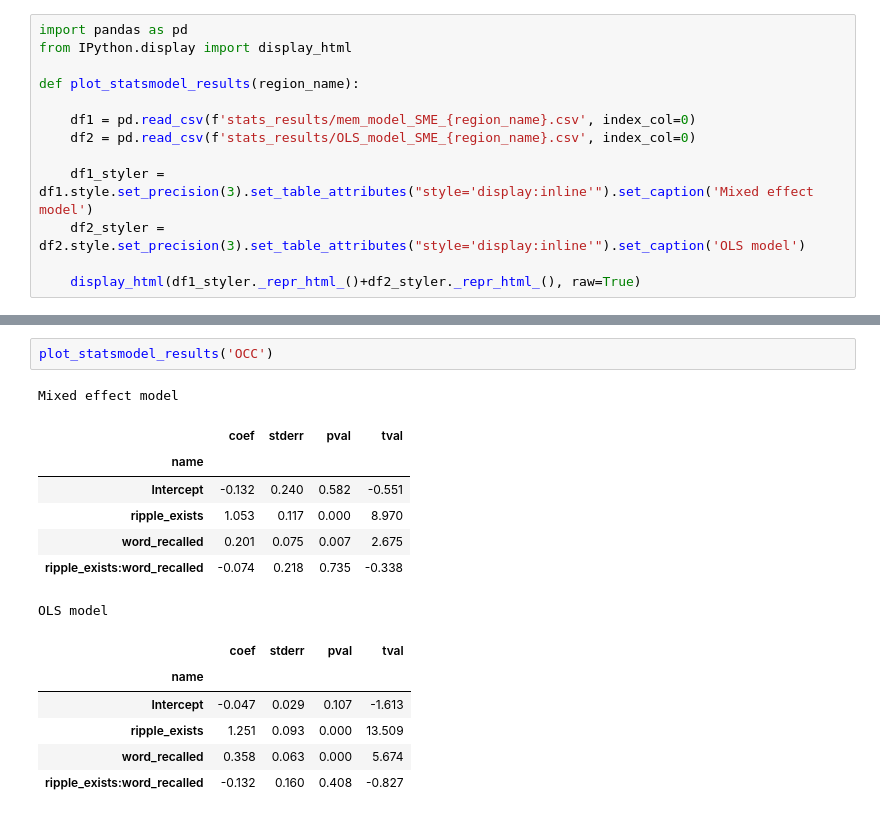
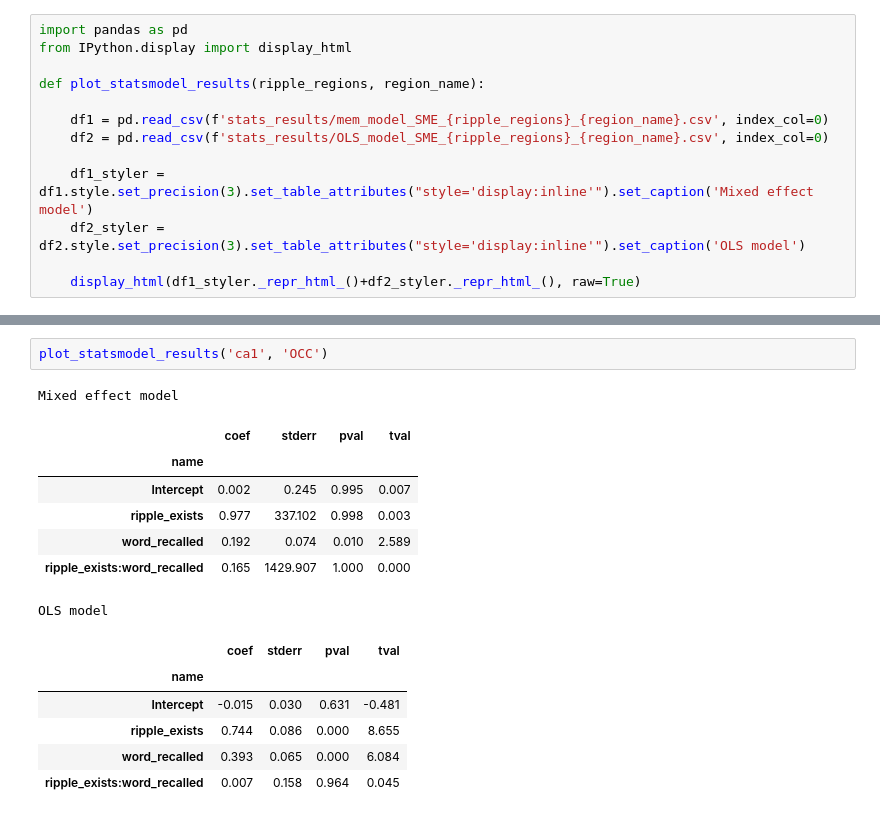
Before and after one commit to ebrahimfeghhi/ripple_memory, a Jupyter notebook: updates/HFA_ripple.ipynb, the cells around one changed output, grey strips where cells are left out. Drawn from its saved outputs; the diff is of its cells as text.

```diff
--- a/updates/HFA_ripple.ipynb
+++ b/updates/HFA_ripple.ipynb
@@ -2,10 +2,10 @@
 import pandas as pd
 from IPython.display import display_html
 
-def plot_statsmodel_results(region_name):
+def plot_statsmodel_results(ripple_regions, region_name):
 
-    df1 = pd.read_csv(f'stats_results/mem_model_SME_{region_name}.csv', index_col=0)
-    df2 = pd.read_csv(f'stats_results/OLS_model_SME_{region_name}.csv', index_col=0)
+    df1 = pd.read_csv(f'stats_results/mem_model_SME_{ripple_regions}_{region_name}.csv', index_col=0)
+    df2 = pd.read_csv(f'stats_results/OLS_model_SME_{ripple_regions}_{region_name}.csv', index_col=0)
 
     df1_styler = df1.style.set_precision(3).set_table_attributes("style='display:inline'").set_caption('Mixed effect model')
     df2_styler = df2.style.set_precision(3).set_table_attributes("style='display:inline'").set_caption('OLS model')
@@ -108,17 +174,17 @@ OLS model
 # %%
-plot_statsmodel_results('OCC')
+plot_statsmodel_results('ca1', 'OCC')
 # %% [output]
 Mixed effect model
 |  | coef | stderr | pval | tval |
 | name |  |  |  |  |
-| Intercept | -0.132 | 0.240 | 0.582 | -0.551 |
-| ripple_exists | 1.053 | 0.117 | 0.000 | 8.970 |
-| word_recalled | 0.201 | 0.075 | 0.007 | 2.675 |
-| ripple_exists:word_recalled | -0.074 | 0.218 | 0.735 | -0.338 |
+| Intercept | 0.002 | 0.245 | 0.995 | 0.007 |
+| ripple_exists | 0.977 | 337.102 | 0.998 | 0.003 |
+| word_recalled | 0.192 | 0.074 | 0.010 | 2.589 |
+| ripple_exists:word_recalled | 0.165 | 1429.907 | 1.000 | 0.000 |
 OLS model
 |  | coef | stderr | pval | tval |
 | name |  |  |  |  |
-| Intercept | -0.047 | 0.029 | 0.107 | -1.613 |
-| ripple_exists | 1.251 | 0.093 | 0.000 | 13.509 |
-| word_recalled | 0.358 | 0.063 | 0.000 | 5.674 |
-| ripple_exists:word_recalled | -0.132 | 0.160 | 0.408 | -0.827 |
+| Intercept | -0.015 | 0.030 | 0.631 | -0.481 |
+| ripple_exists | 0.744 | 0.086 | 0.000 | 8.655 |
+| word_recalled | 0.393 | 0.065 | 0.000 | 6.084 |
+| ripple_exists:word_recalled | 0.007 | 0.158 | 0.964 | 0.045 |
```
Also changed, not shown: parts of 7 cells of this notebook, 48 other files.
